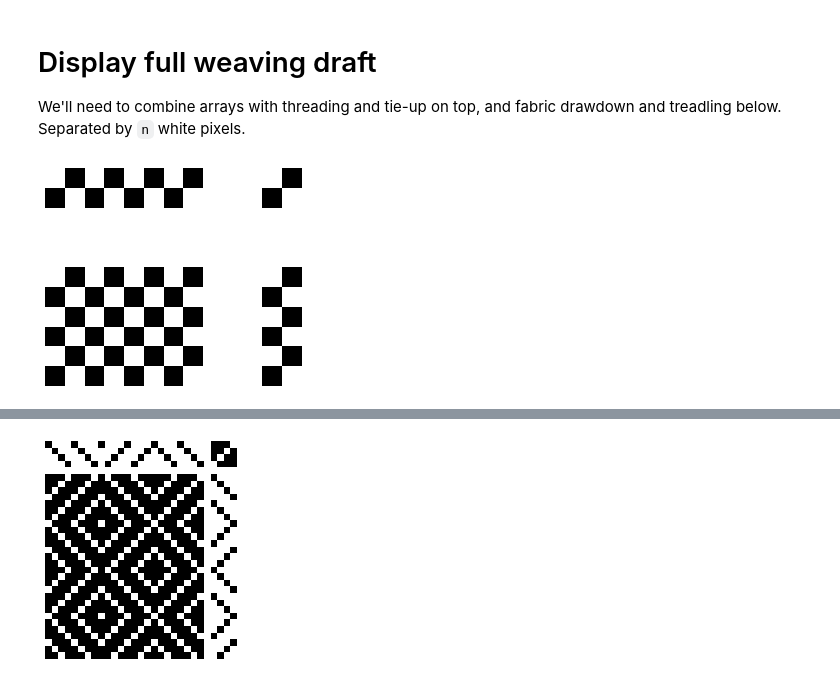
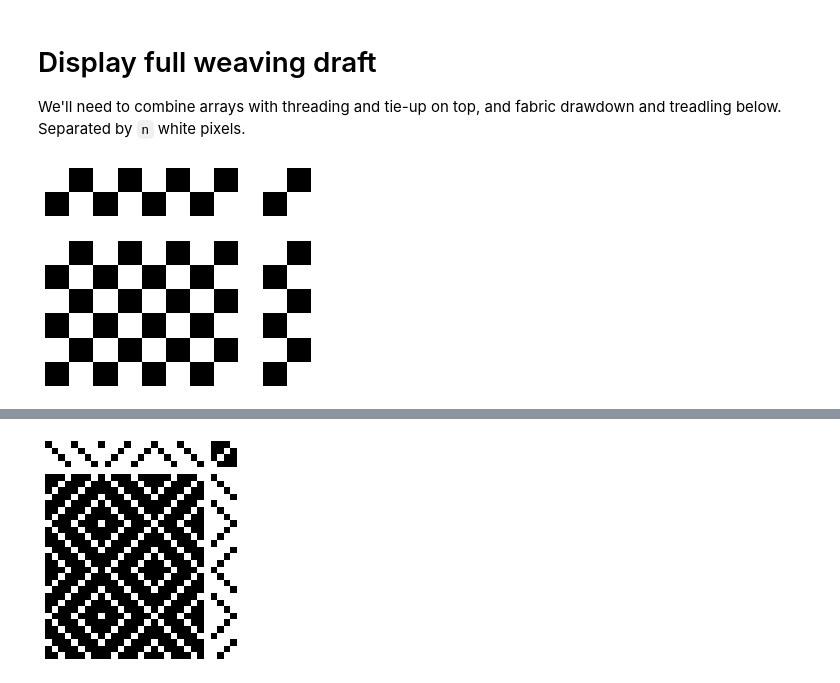
Before and after one commit to elizabethpankratz/weaving-draft-generator, a Jupyter notebook: weaving-draft-generator.ipynb, the cells around one changed output, grey strips where cells are left out. Saved outputs shown, nothing was run; the diff lists cells and outputs as text; code cells hidden in the pictures.

```diff
--- a/weaving-draft-generator.ipynb
+++ b/weaving-draft-generator.ipynb
@@ -507,9 +464,9 @@ display(inv(twill3x1_fabric))
 We'll need to combine arrays with threading and tie-up on top, and fabric drawdown and treadling below.
 Separated by `n` white pixels.
 # %%
-display_full_draft(pw_tieup, pw_treadle, pw_thread, overlay_grid=False, n_pixel_sep=3)
+display_full_draft(pw_tieup, pw_treadle, pw_thread, overlay_grid=False, n_pixel_sep=1)
 # %% [output]
-[figure, old version]
+[figure, new version]
 # %%
 display_full_draft(twill2x2_tieup, twill2x2_treadle, twill2x2_thread, overlay_grid=True)
 # %% [output]
```
Also changed, not shown: parts of 29 cells of this notebook, 2 other files.
